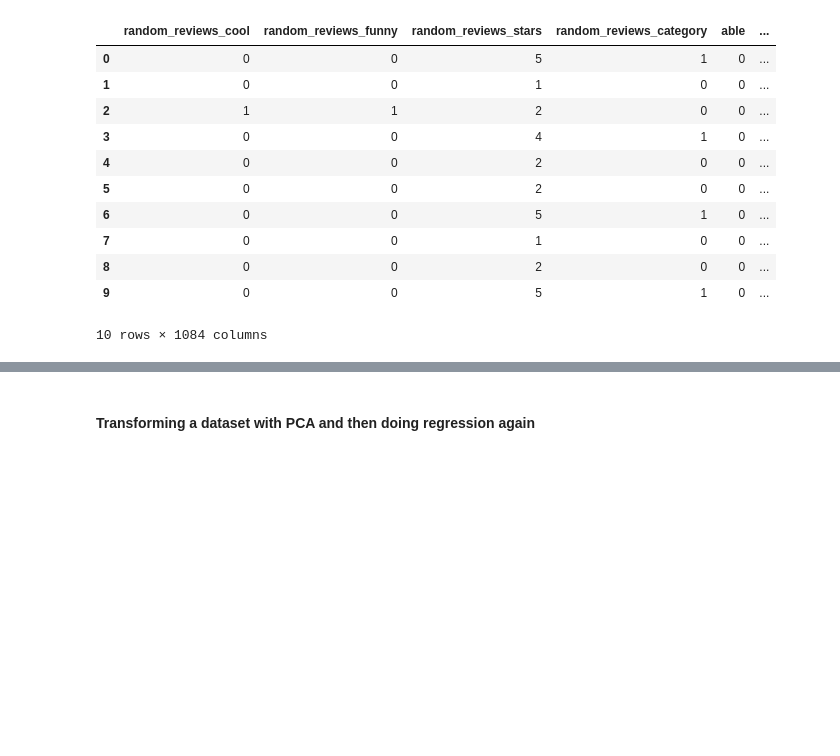
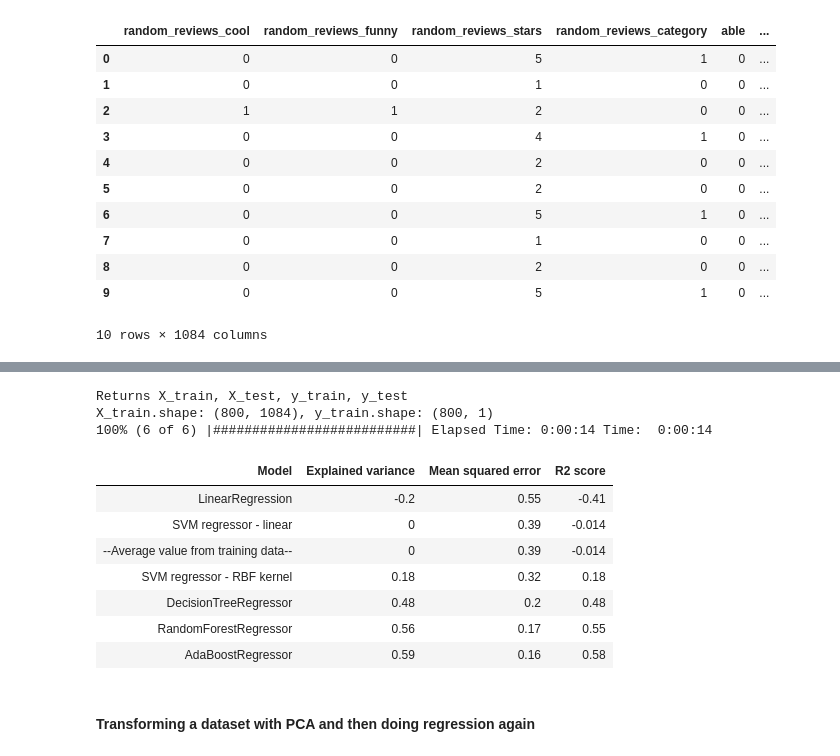
Before and after one commit to mholtta/scikit-learn-models-in-text-based-inference, a Jupyter notebook: 3.3-Regression-predicting_useful_column_with_all_data.ipynb, the cells around one changed output, grey strips where cells are left out. Cells and saved outputs as stored; diff of their text form; code cells hidden in the pictures; blank space fills up the shorter version.

```diff
--- a/3.3-Regression-predicting_useful_column_with_all_data.ipynb
+++ b/3.3-Regression-predicting_useful_column_with_all_data.ipynb
@@ -201,3 +109,55 @@ NameError: name 'print_scoretable' is not defined
+# %%
+X = np.array(features)
+y = np.array(labels)
+
+X_train, X_test, y_train, y_test = train_test_split_as_requested(X, y)
+
+y_train, y_test = y_train.reshape(-1,1), y_test.reshape(-1,1)
+
+print("X_train.shape: {}, y_train.shape: {}".format(X_train.shape, y_train.shape))
+
+
+
+# Converting data to float64 from int64 for StandardScaler
+X_train = X_train.astype(np.float64)
+X_test = X_test.astype(np.float64)
+y_train = y_train.astype(np.float64)
+y_test = y_test.astype(np.float64)
+
+# Scaling data
+scaler_X, scaler_y = StandardScaler(), StandardScaler()
+scaler_X.fit(X_train), scaler_y.fit(y_train)
+X_train_scaled, y_train_scaled = scaler_X.transform(X_train), scaler_y.transform(y_train)
+X_test_scaled, y_test_scaled = scaler_X.transform(X_test), scaler_y.transform(y_test)
+
+
+
+prediction_table = test_different_models(X_train_scaled, X_test_scaled, y_train_scaled.flatten(), y_test_scaled.flatten(), modelsToTest)
+# Adding dummy guess to prediction table
+prediction_table["--Average value from training data--"] = np.mean(y_train_scaled)
+
+
+
+scores = metrics_regression(prediction_table)
+
+scores = scores.sort_values(by=['Mean squared error'], ascending=False)
+scores_basecase = scores.copy()
+scores_basecase.drop(['R2 score','Explained variance'],axis=1, inplace=True)
+scores_basecase.rename(columns={'Mean squared error':'MSE basecase'}, inplace=True)
+
+print_scoretable(scores, columns=['Explained variance','Mean squared error','R2 score'])
+# %% [output]
+Returns X_train, X_test, y_train, y_test
+X_train.shape: (800, 1084), y_train.shape: (800, 1)
+100% (6 of 6) |##########################| Elapsed Time: 0:00:14 Time:  0:00:14
+| Model | Explained variance | Mean squared error | R2 score |
+| LinearRegression | -0.2 | 0.55 | -0.41 |
+| SVM regressor - linear | 0 | 0.39 | -0.014 |
+| --Average value from training data-- | 0 | 0.39 | -0.014 |
+| SVM regressor - RBF kernel | 0.18 | 0.32 | 0.18 |
+| DecisionTreeRegressor | 0.48 | 0.2 | 0.48 |
+| RandomForestRegressor | 0.56 | 0.17 | 0.55 |
+| AdaBoostRegressor | 0.59 | 0.16 | 0.58 |
 # %% [markdown]
 #### Transforming a dataset with PCA and then doing regression again
 # %%
```
Also changed, not shown: parts of 28 cells of this notebook.
